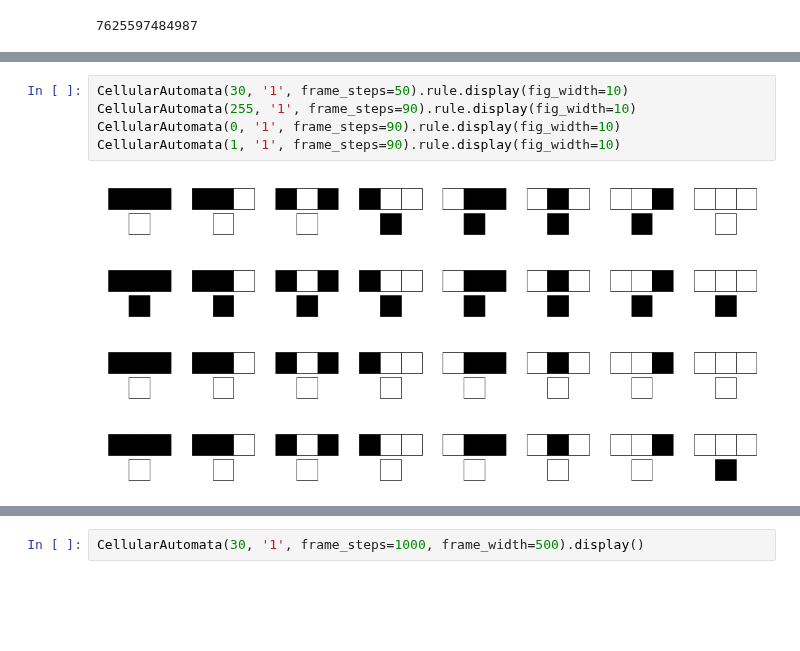
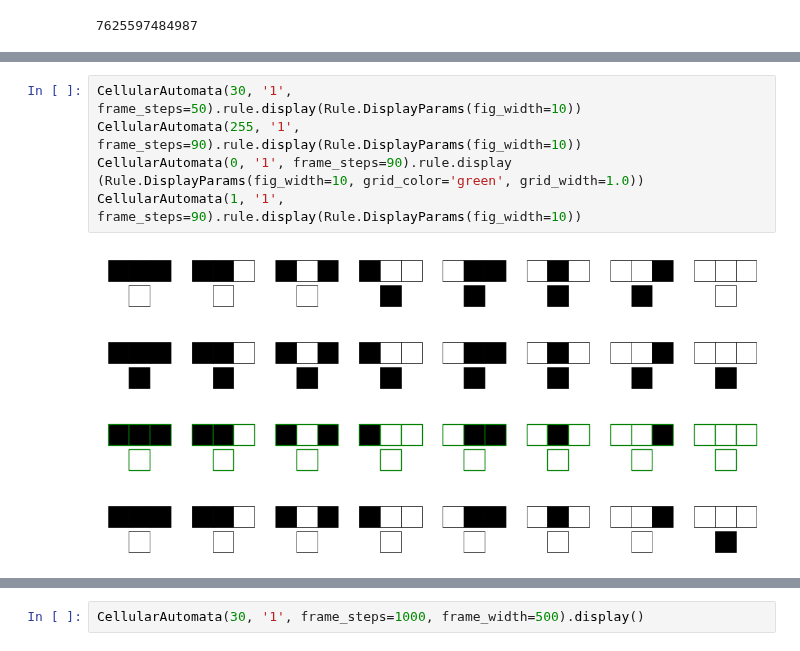
Before and after one commit to orome/automata-py, a Jupyter notebook: demo.ipynb, the cells around one changed output, grey strips where cells are left out. Saved outputs shown, nothing was run; the diff lists cells and outputs as text; blank space fills up the shorter version.

Commit message:
Use dataclass to encapsulate display settings

```diff
--- a/demo.ipynb
+++ b/demo.ipynb
@@ -29,13 +29,13 @@ def show_rule(r=0):
 # %% [output]
 interactive(children=(IntSlider(value=0, description='r', max=255), Output()), _dom_classes=('widget-interact'…
 # %%
-CellularAutomata(30, '1', frame_steps=50).rule.display(fig_width=10)
-CellularAutomata(255, '1', frame_steps=90).rule.display(fig_width=10)
-CellularAutomata(0, '1', frame_steps=90).rule.display(fig_width=10)
-CellularAutomata(1, '1', frame_steps=90).rule.display(fig_width=10)
+CellularAutomata(30, '1', frame_steps=50).rule.display(Rule.DisplayParams(fig_width=10))
+CellularAutomata(255, '1', frame_steps=90).rule.display(Rule.DisplayParams(fig_width=10))
+CellularAutomata(0, '1', frame_steps=90).rule.display (Rule.DisplayParams(fig_width=10, grid_color='green', grid_width=1.0))
+CellularAutomata(1, '1', frame_steps=90).rule.display(Rule.DisplayParams(fig_width=10))
 # %% [output]
 [figure]
 [figure]
-[figure, old version]
+[figure, new version]
 [figure]
 # %%
```
Also changed, not shown: parts of 17 cells of this notebook, 2 other files.
